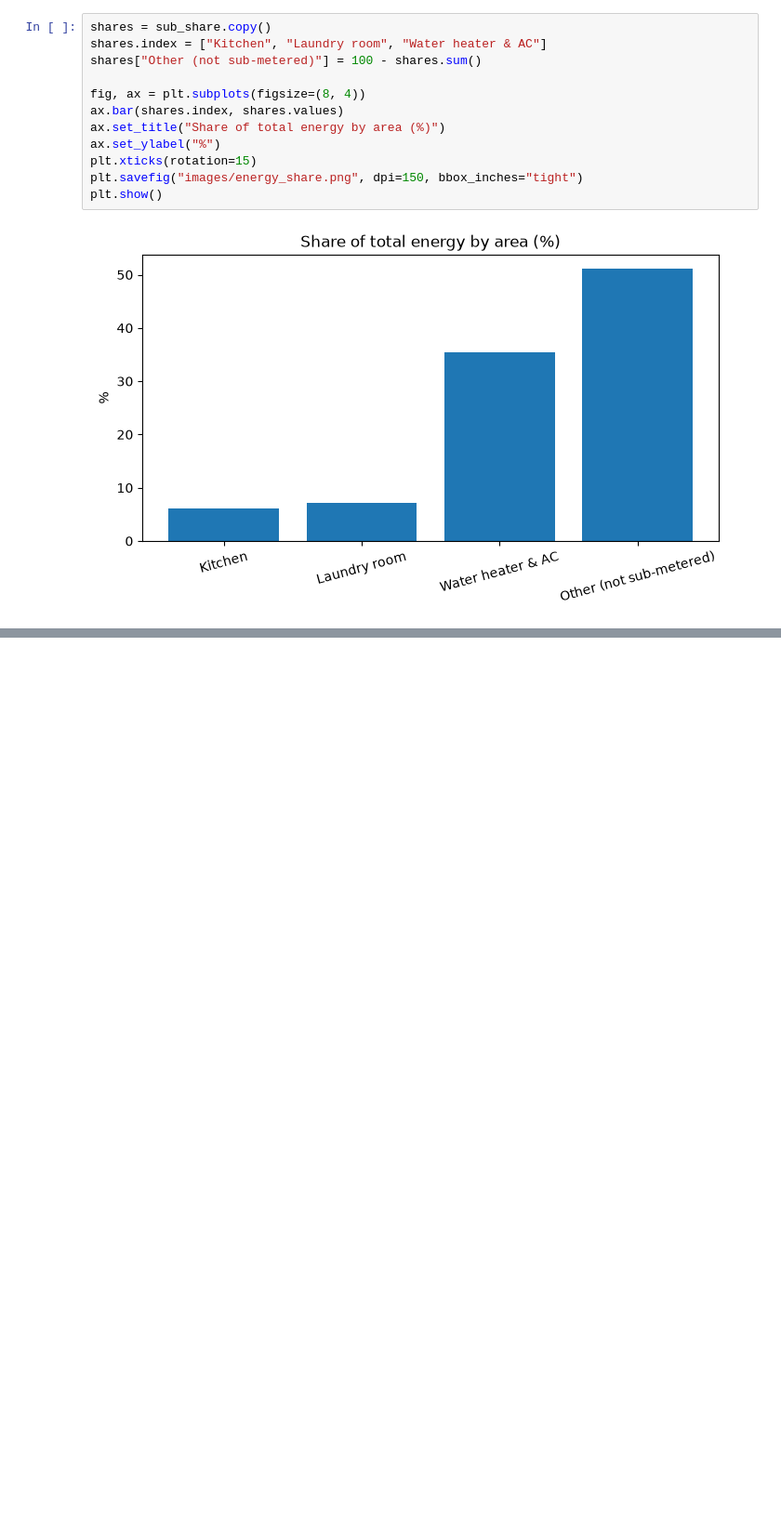
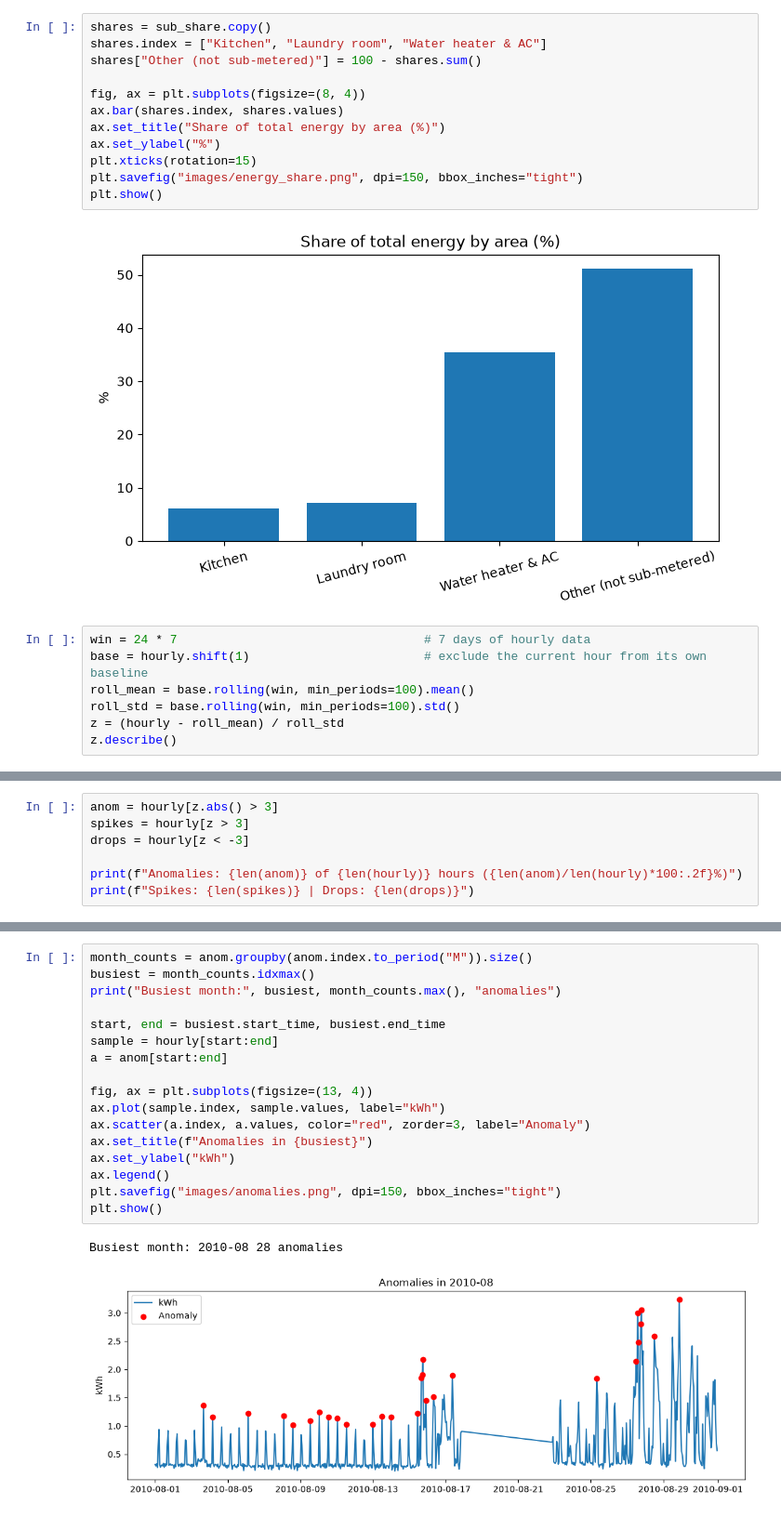
Before and after one commit to aditya-singh-dev1/Energy-Analysis1, a Jupyter notebook: analysis.ipynb, the cells around one changed output, grey strips where cells are left out. Shown at 93% size. Cells and saved outputs as stored; diff of their text form; blank space fills up the shorter version.

Commit message:
Step 5: anomaly detection

```diff
--- a/analysis.ipynb
+++ b/analysis.ipynb
@@ -207,3 +207,10 @@ plt.savefig("images/energy_share.png", dpi=150, bbox_inches="tight")
 plt.show()
 # %% [output]
 [figure]
+# %%
+win = 24 * 7                                  # 7 days of hourly data
+base = hourly.shift(1)                        # exclude the current hour from its own baseline
+roll_mean = base.rolling(win, min_periods=100).mean()
+roll_std = base.rolling(win, min_periods=100).std()
+z = (hourly - roll_mean) / roll_std
+z.describe()
@@ -209,0 +227,7 @@ plt.show()
+# %%
+anom = hourly[z.abs() > 3]
+spikes = hourly[z > 3]
+drops = hourly[z < -3]
+
+print(f"Anomalies: {len(anom)} of {len(hourly)} hours ({len(anom)/len(hourly)*100:.2f}%)")
+print(f"Spikes: {len(spikes)} | Drops: {len(drops)}")
@@ -209,0 +272,20 @@ plt.show()
+# %%
+month_counts = anom.groupby(anom.index.to_period("M")).size()
+busiest = month_counts.idxmax()
+print("Busiest month:", busiest, month_counts.max(), "anomalies")
+
+start, end = busiest.start_time, busiest.end_time
+sample = hourly[start:end]
+a = anom[start:end]
+
+fig, ax = plt.subplots(figsize=(13, 4))
+ax.plot(sample.index, sample.values, label="kWh")
+ax.scatter(a.index, a.values, color="red", zorder=3, label="Anomaly")
+ax.set_title(f"Anomalies in {busiest}")
+ax.set_ylabel("kWh")
+ax.legend()
+plt.savefig("images/anomalies.png", dpi=150, bbox_inches="tight")
+plt.show()
+# %% [output]
+Busiest month: 2010-08 28 anomalies
+[figure, added]
```
Also changed, not shown: parts of 5 cells of this notebook, 1 other file.
